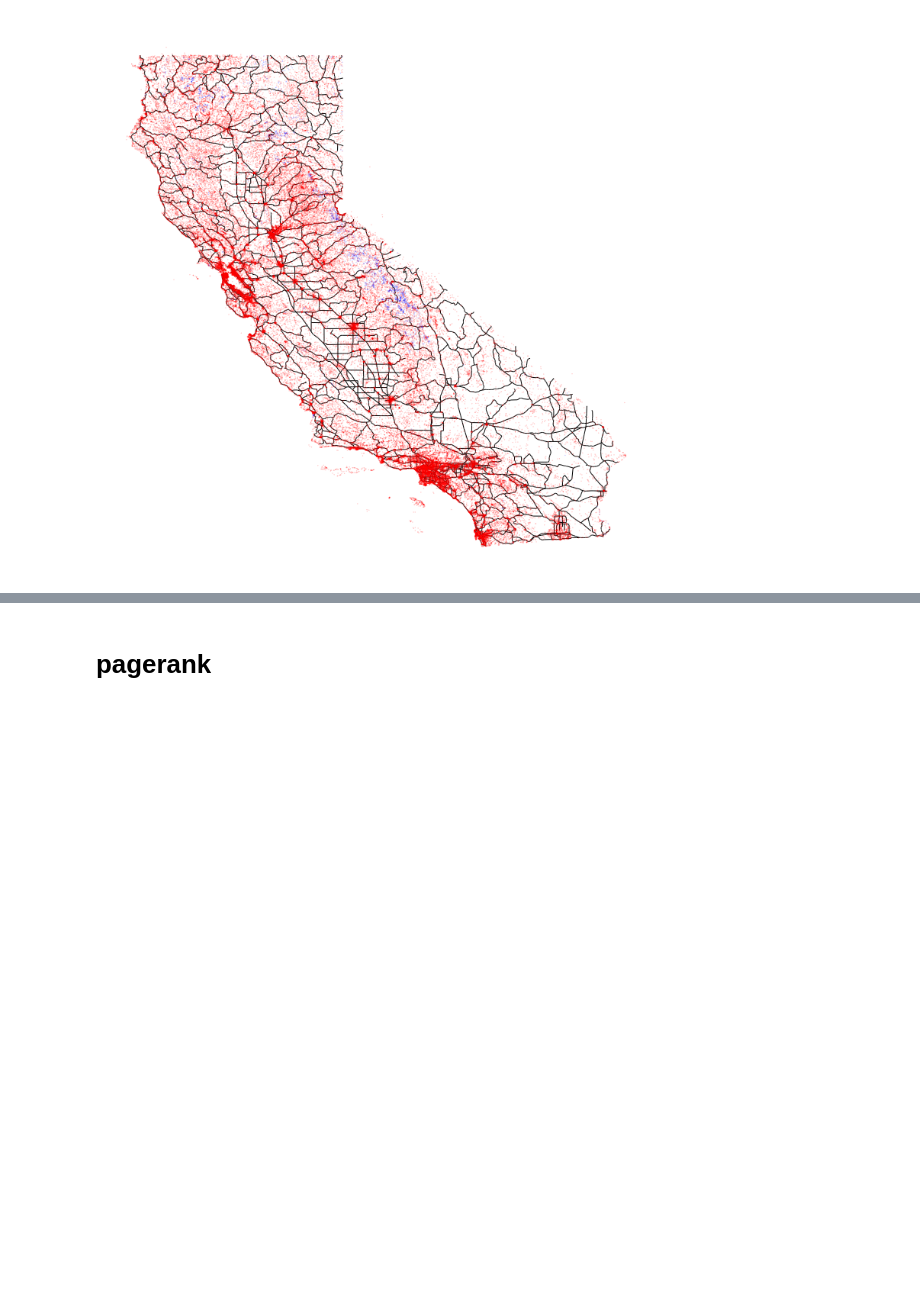
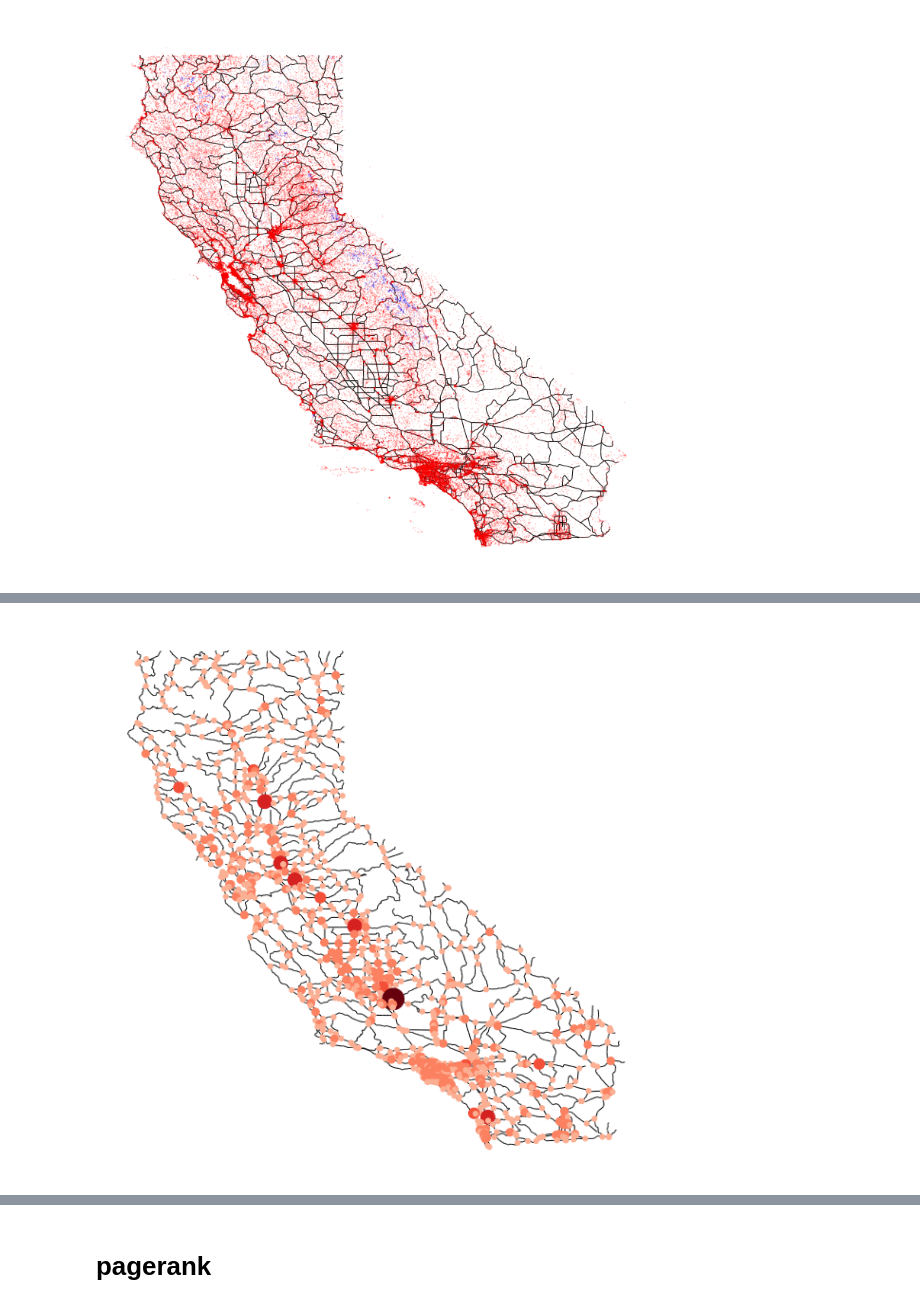
Before and after one commit to Jimmeeee/NA-project, a Jupyter notebook: notebooks/project.ipynb, the cells around one changed output, grey strips where cells are left out. Drawn from its saved outputs; the diff is of its cells as text; code cells hidden in the pictures; blank space fills up the shorter version.

```diff
--- a/notebooks/project.ipynb
+++ b/notebooks/project.ipynb
@@ -107,0 +191,9 @@ Start Node ID, End Node ID, Number of Points on This Edge, Edge Length.
+# %%
+# visualize node degrees (only nodes with deg > 2)
+plt.figure(figsize=(8,8))
+pos = nx.get_node_attributes(G, 'pos')
+degrees = [G.degree(v) for v in G.nodes]
+sizes = [d**3 if d > 2 else 0.0 for d in degrees]
+nx.draw(G, pos, node_size=sizes, node_color=degrees, cmap=plt.cm.Reds)
+# %% [output]
+[figure, added]
```
Also changed, not shown: parts of 25 cells of this notebook.
